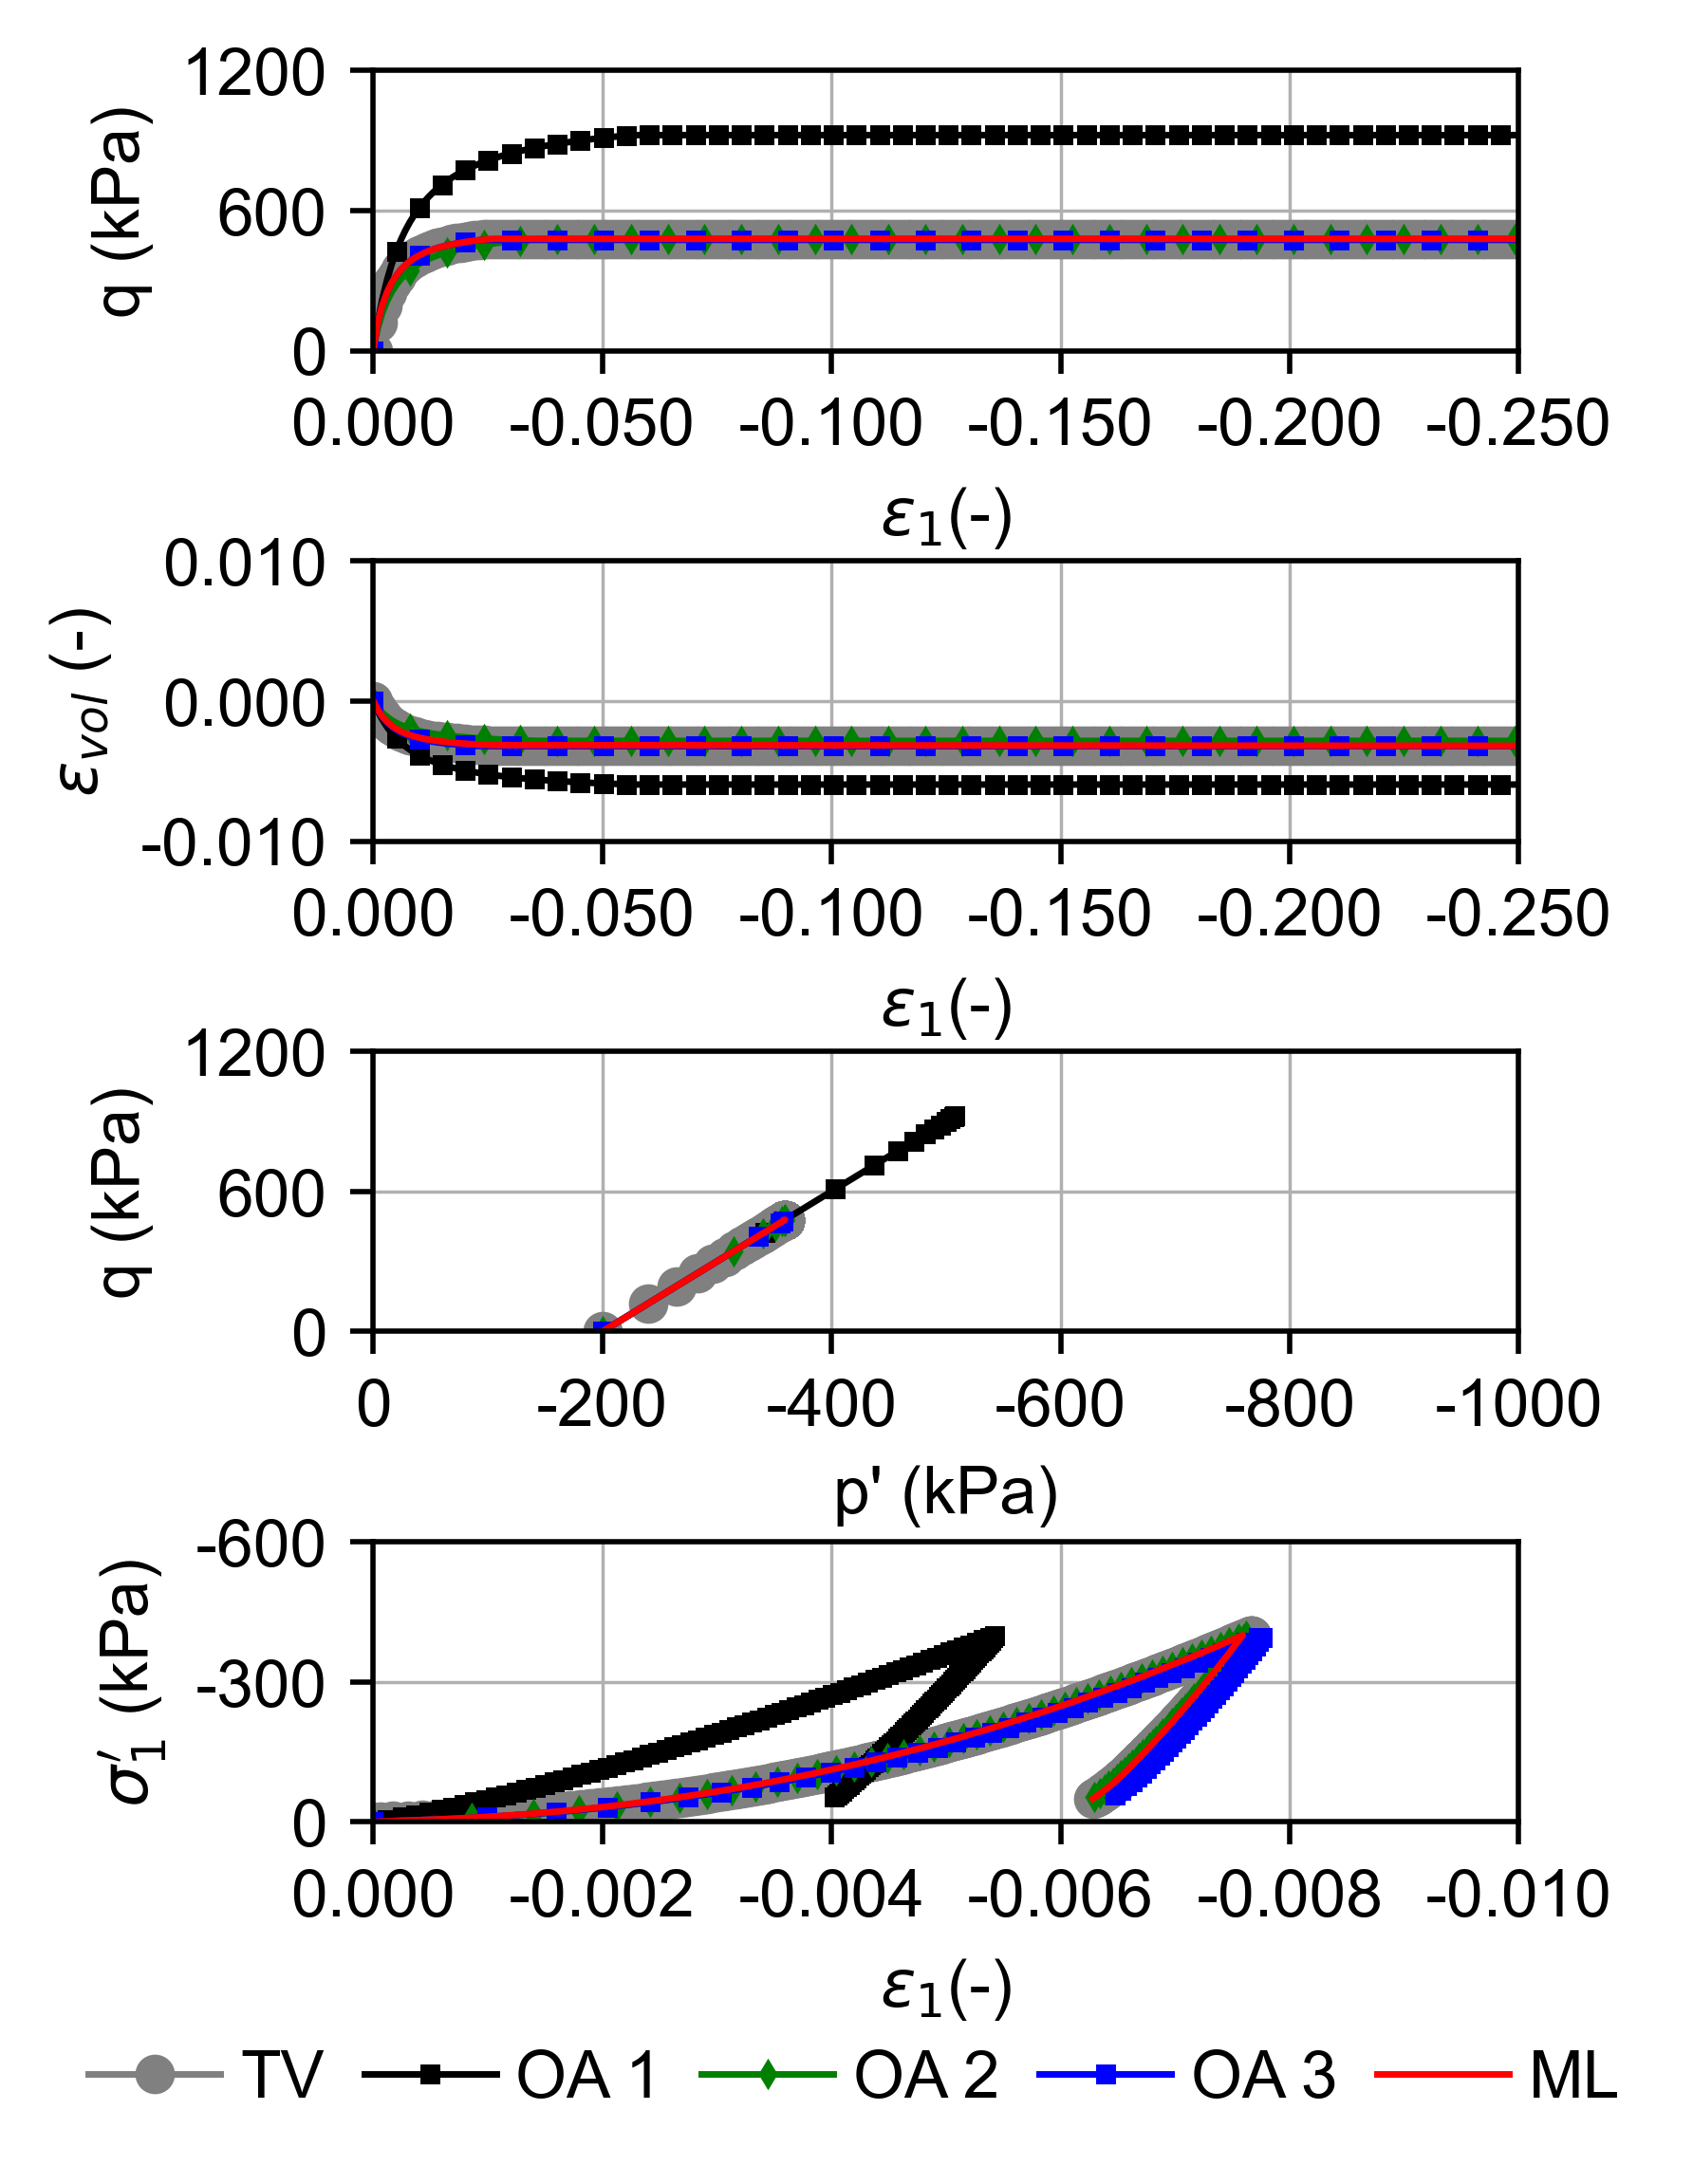
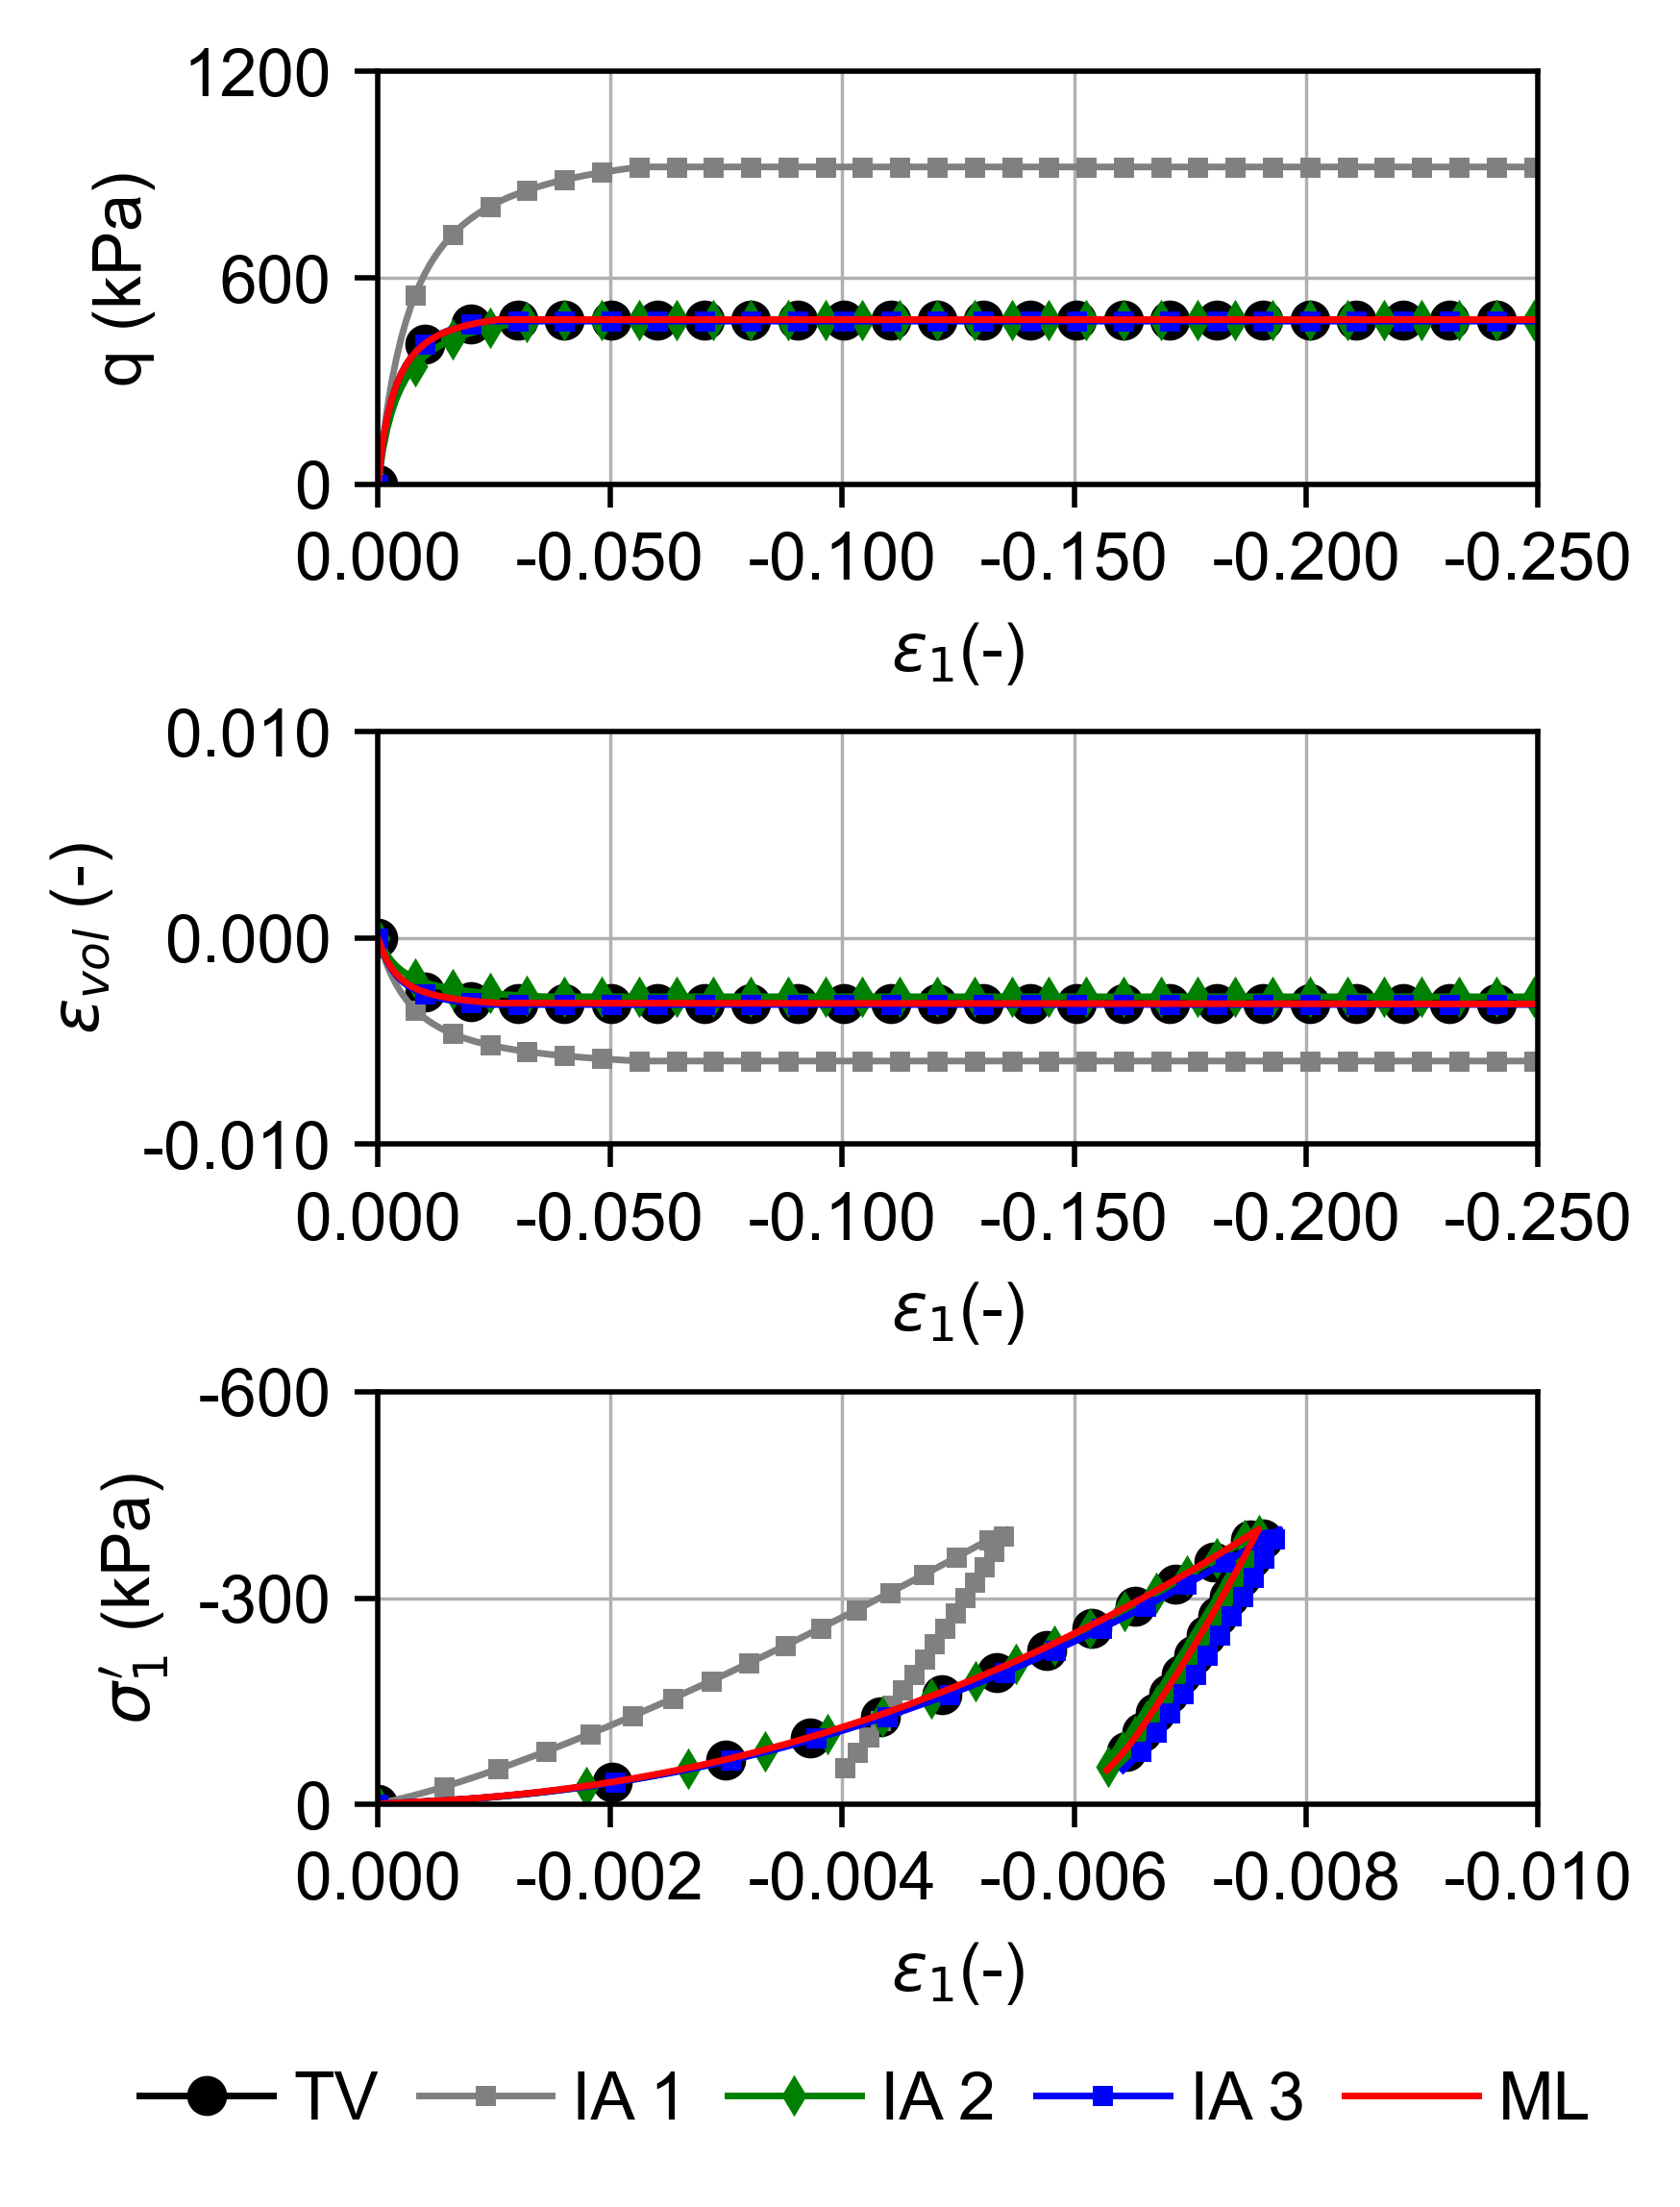
Code edit (unified diff) that turned the first committed figure into the second:
--- before
+++ after
@@ -1,7 +1,8 @@
 folders = ['03_TargetValues\\', '01_ParameterOptimization_OA1\\', '02_ParameterOptimization_OA2\\','03_ParameterOptimization_OA3\\','10_MachineLearning\\']
-labels = ['TV','OA 1','OA 2','OA 3','ML']
+labels = ['TV','IA 1','IA 2','IA 3','ML']
+del file_names[2]  
 
 for k, example in enumerate(examples):
-    fig, axs = plt.subplots(4, 1, figsize=(8.4 * cm, 11.1 * cm), dpi=500)  # Changed to 4 rows, 1 column
+    fig, axs = plt.subplots(3, 1, figsize=(8.4 * cm, 11.1 * cm), dpi=500)  # Changed to 4 rows, 1 column
 
     for i, folder in enumerate(folders):
@@ -14,5 +15,8 @@
             y = np.array(y)
 
-            axs[j].plot(x, y, marker=markers[i], color=colors[i], label=labels[i], linewidth=1, markersize=markersizes[i], markevery=markeverys[i])
+            if j == 2:
+                axs[j].plot(x, y, marker=markers[i], color=colors[i], label=labels[i], linewidth=1, markersize=markersizes[i], markevery=markeverys[i]*3)
+            else:
+                axs[j].plot(x, y, marker=markers[i], color=colors[i], label=labels[i], linewidth=1, markersize=markersizes[i], markevery=markeverys[i])
             axs[j].grid(True, linewidth=0.5)
             axs[j].xaxis.set_major_formatter(ticker.FormatStrFormatter('%.3f'))
@@ -22,22 +26,23 @@
             axs[2].yaxis.set_major_formatter(ticker.FormatStrFormatter('%.0f'))
             axs[0].yaxis.set_major_formatter(ticker.FormatStrFormatter('%.0f'))
-            axs[3].yaxis.set_major_formatter(ticker.FormatStrFormatter('%.0f'))
+            axs[-1].xaxis.set_major_formatter(ticker.FormatStrFormatter('%.3f'))
 
             # Invert x-axis for all plots
             axs[j].invert_xaxis()
             axs[j].set_xlabel('$\epsilon_{1}$(-)')
-            
-            axs[2].set_xlabel("p' (kPa)")
+                        
             axs[0].set_ylabel('q (kPa)')
-            axs[2].set_ylabel('q (kPa)')
+
 
             axs[1].set_ylabel('$\epsilon_{vol}$ (-)')
-            axs[3].set_ylabel("$\sigma_{1}'$ (kPa)")
+            axs[-1].set_ylabel("$\sigma_{1}'$ (kPa)")
 
-            if j == 2:  # stress path
+            if j == 20:  # stress path
                 default_ticks = axs[1].get_xticks()
                 axs[2].set_yticks([0, 600, 1200])
                 axs[2].set_ylim(0)
                 axs[2].set_xlim(xmin=0, xmax=-1000)
+                axs[2].set_xlabel("p' (kPa)")
+                axs[2].set_ylabel('q (kPa)')
             if j == 0:  # stress strain
                 axs[0].set_xlim(0, -0.25)
@@ -47,13 +52,13 @@
                 axs[1].set_yticks([-0.01, 0, 0.01])
                 axs[1].set_xlim(0, -0.25)
-            if j == 3:  # oedoemeter
-                axs[3].set_ylim(-600, 0)
-                axs[3].set_yticks([0, -300, -600])
-                axs[3].set_xlim(-0.010, 0)
-                axs[3].invert_yaxis()
-                axs[3].invert_xaxis()
+            if j == 2:  # oedoemeter
+                axs[2].set_ylim(-600, 0)
+                axs[2].set_yticks([0, -300, -600])
+                axs[2].set_xlim(-0.010, 0)
+                axs[2].invert_yaxis()
+                axs[2].invert_xaxis()
 
     # Create legend outside the loop
-    plt.legend(loc='upper center', bbox_to_anchor=(0.42, -.60), frameon=False, ncol=5, handletextpad=0.3, columnspacing=0.6)
-    plt.subplots_adjust(left=0.20, right=0.93, bottom=0.14, top=0.985, wspace=0.40, hspace=0.75)
+    plt.legend(loc='upper center', bbox_to_anchor=(0.42, -0.5), frameon=False, ncol=5, handletextpad=0.3, columnspacing=0.6)
+    plt.subplots_adjust(left=0.20, right=0.93, bottom=0.16, top=0.985, wspace=0.40, hspace=0.6)
     plt.savefig(r"../graphics/" + "Synthetic_" + f"{example}" + ".png", dpi=1000)

Commit: update